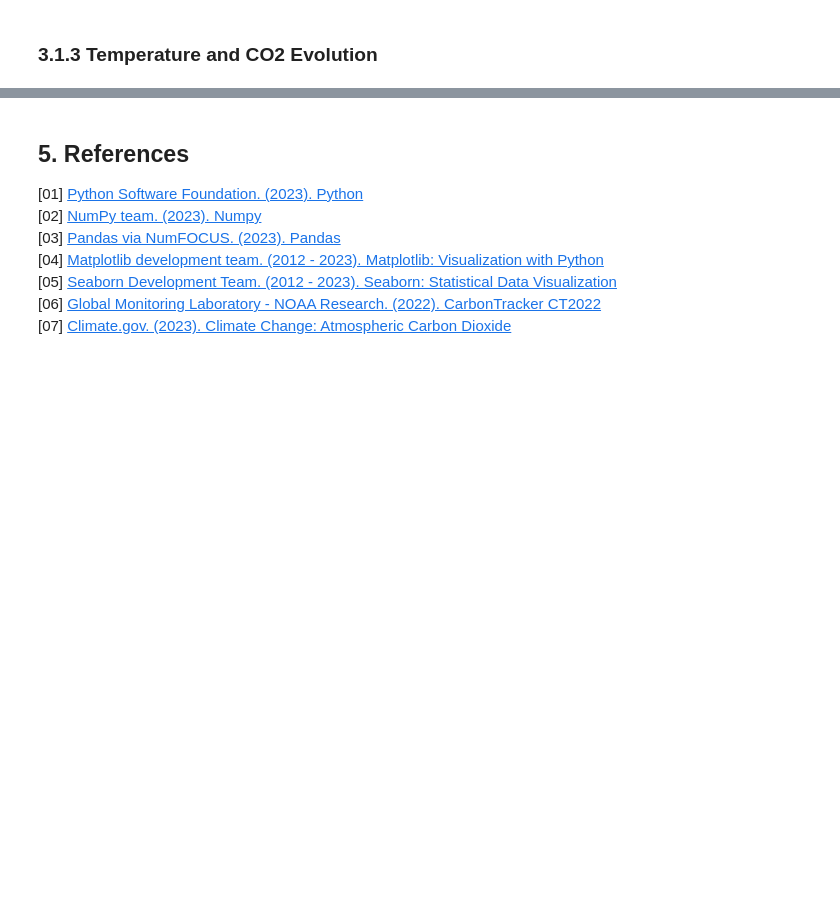
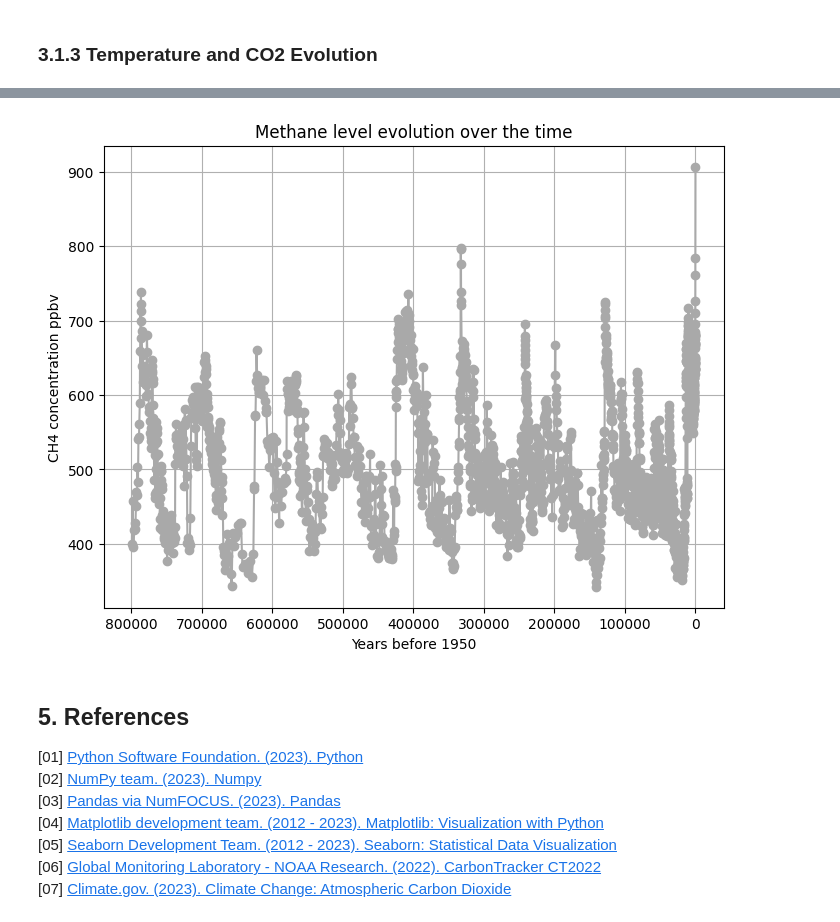
Before and after one commit to StefaniaVerduga/PfDA-project-2, a Jupyter notebook: PfDA-project-2.ipynb, the cells around one changed output, grey strips where cells are left out. Saved outputs shown, nothing was run; the diff lists cells and outputs as text; code cells hidden in the pictures; blank space fills up the shorter version.

Commit message:
Added Methane variable to the data analysis

```diff
--- a/PfDA-project-2.ipynb
+++ b/PfDA-project-2.ipynb
@@ -161,0 +165,5 @@ plt.show()
+# %%
+# Read data from Supplementary data
+ch4_df = pd.read_excel('/Users/stefania/PfDA/PfDA-project-2/Datasets/41586_2008_BFnature06950_MOESM33_ESM.xls', skiprows=17)
+
+print(ch4_df)
@@ -162,3 +188,19 @@ plt.show()
+# %%
+# Extracting data from the columns years and CH4
+ch4_years = ch4_df['gas age (edc3_gas_a)']
+ch4 = ch4_df['CH4 mean [ppbv]']
+
+# Plotting the temperature data
+plt.figure(figsize=(8, 6))
+plt.plot(ch4_years, ch4, marker='o', linestyle='-', color='darkgray')
+plt.xlabel('Years before 1950')
+plt.ylabel('CH4 concentration ppbv')
+plt.title('Methane level evolution over the time')
+plt.grid(True)
+plt.gca().invert_xaxis()
+plt.show()
+# %% [output]
+[figure, added]
 # %% [markdown]
 ## 5. References
 [01] [Python Software Foundation. (2023). Python](#https://www.python.org/)
```
Also changed, not shown: parts of 6 cells of this notebook, 1 other file.
